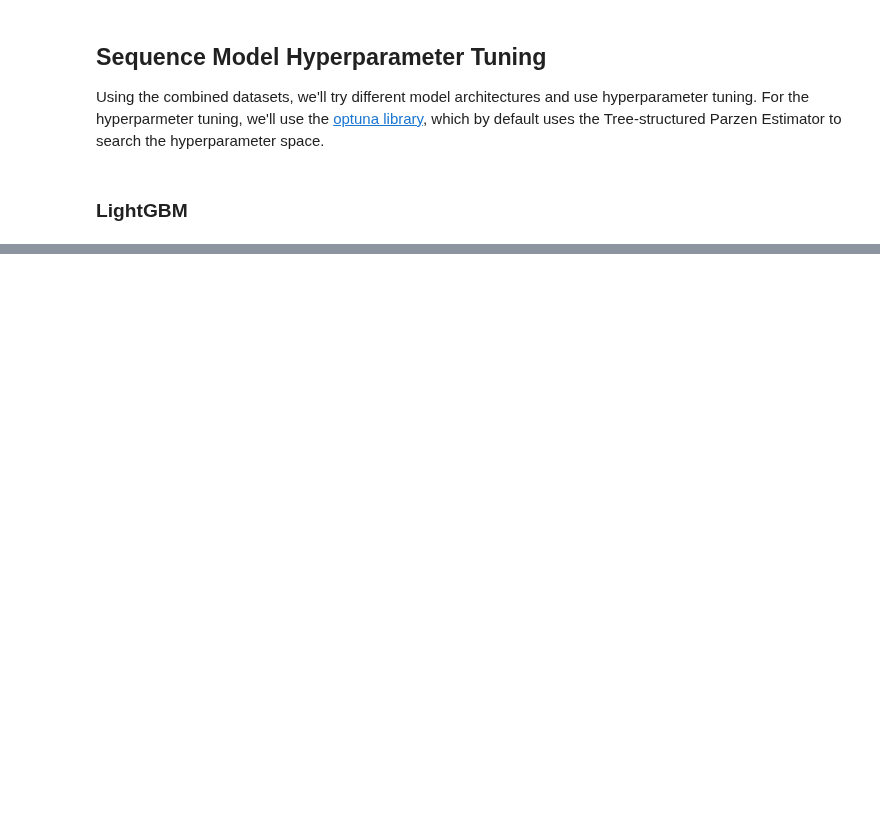
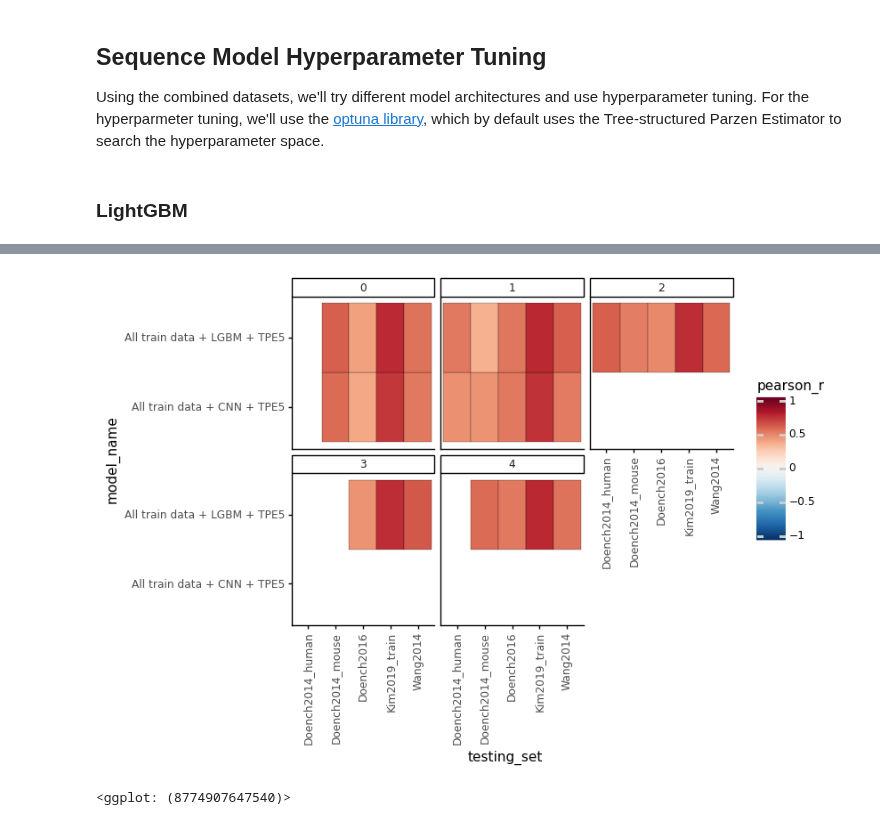
Before and after one commit to gpp-rnd/rs_dev, a Jupyter notebook: notebooks/03_build_seq_model.ipynb, the cells around one changed output, grey strips where cells are left out. Cells and saved outputs as stored; diff of their text form; code cells hidden in the pictures; blank space fills up the shorter version.

```diff
--- a/notebooks/03_build_seq_model.ipynb
+++ b/notebooks/03_build_seq_model.ipynb
@@ -593,0 +821,8 @@ plot_relative_performance(lgbm_predictive_performance)
+# %%
+cnn_predictive_performance = get_predictive_performance(lgbm_prediction_list +
+                                                        cnn_prediction_list)
+# %%
+plot_pearson_heatmap(cnn_predictive_performance)
+# %% [output]
+[figure, added]
+<ggplot: (8774907647540)>
```
Also changed, not shown: parts of 18 cells of this notebook, 1 other file.
